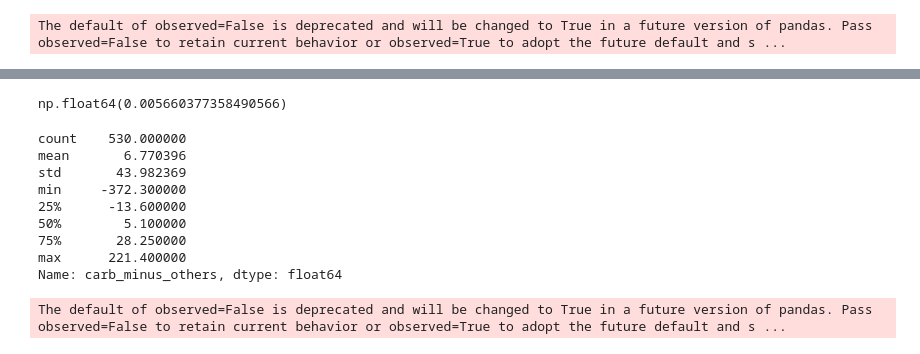
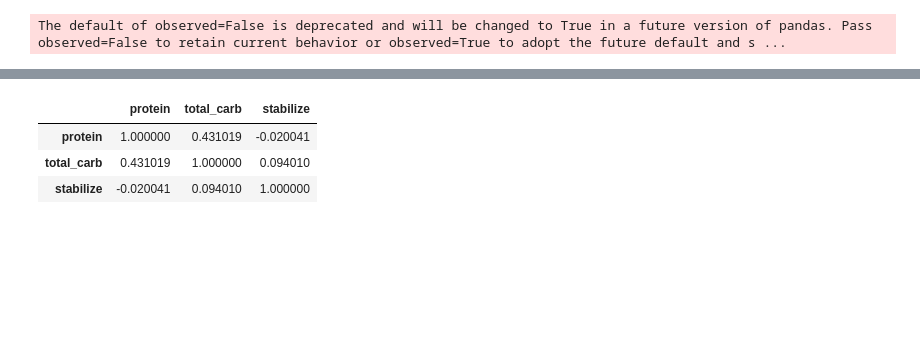
Before and after one commit to KrazyKats/glycemic_charts, a Jupyter notebook: viv_work/eda.ipynb, the cells around one changed output, grey strips where cells are left out. Drawn from its saved outputs; the diff is of its cells as text; code cells hidden in the pictures; blank space fills up the shorter version.

```diff
--- a/viv_work/eda.ipynb
+++ b/viv_work/eda.ipynb
@@ -223,36 +197,0 @@ np.float64(0.0830188679245283)
-# %%
-np.mean((glucose_spikes['total_carb'] == 0) & (glucose_spikes['protein'] != 0) )
-# %% [output]
-np.float64(0.005660377358490566)
-# %%
-glucose_spikes['carb_minus_others'] = (
-  glucose_spikes['total_carb'] - 2 * glucose_spikes['dietary_fiber'] -
-  glucose_spikes['protein'] - glucose_spikes['total_fat']
-)
-# %%
-glucose_spikes['carb_minus_others'].describe()
-# %% [output]
-count    530.000000
-mean       6.770396
-std       43.982369
-min     -372.300000
-25%      -13.600000
-50%        5.100000
-75%       28.250000
-max      221.400000
-Name: carb_minus_others, dtype: float64
-# %%
-cmo_bins = [float('-inf'), -15, 0, 15, 35, float('inf')]
-cmo_labels = ['<-15g', '-15-0g', '0-15g', '15-35g', '35+g']
-
-glucose_spikes['cmo_bins'] = pd.cut(glucose_spikes['carb_minus_others'],
-                                       bins=cmo_bins,
-                                       labels=cmo_labels,
-                                       right=False)
-
-px.bar(glucose_spikes.groupby('cmo_bins')['stabilize'].mean(),
-       labels={'value': 'Maximum Glucose Increase', 'index': 'Protein Bin'},
-       title='Higher Protein Content is Correlated With Slightly Less Blood Sugar Spikes',
-       color_discrete_sequence=['green'])
-# %% [output]
-The default of observed=False is deprecated and will be changed to True in a future version of pandas. Pass observed=False to retain current behavior or observed=True to adopt the future default and s ...
@@ -258,0 +201,7 @@ The default of observed=False is deprecated and will be changed to True in a fut
+# %%
+glucose_spikes[['protein', 'total_carb', 'stabilize']].corr()
+# %% [output]
+|  | protein | total_carb | stabilize |
+| protein | 1.000000 | 0.431019 | -0.020041 |
+| total_carb | 0.431019 | 1.000000 | 0.094010 |
+| stabilize | -0.020041 | 0.094010 | 1.000000 |
```
Also changed, not shown: parts of 18 cells of this notebook, 7 other files.
